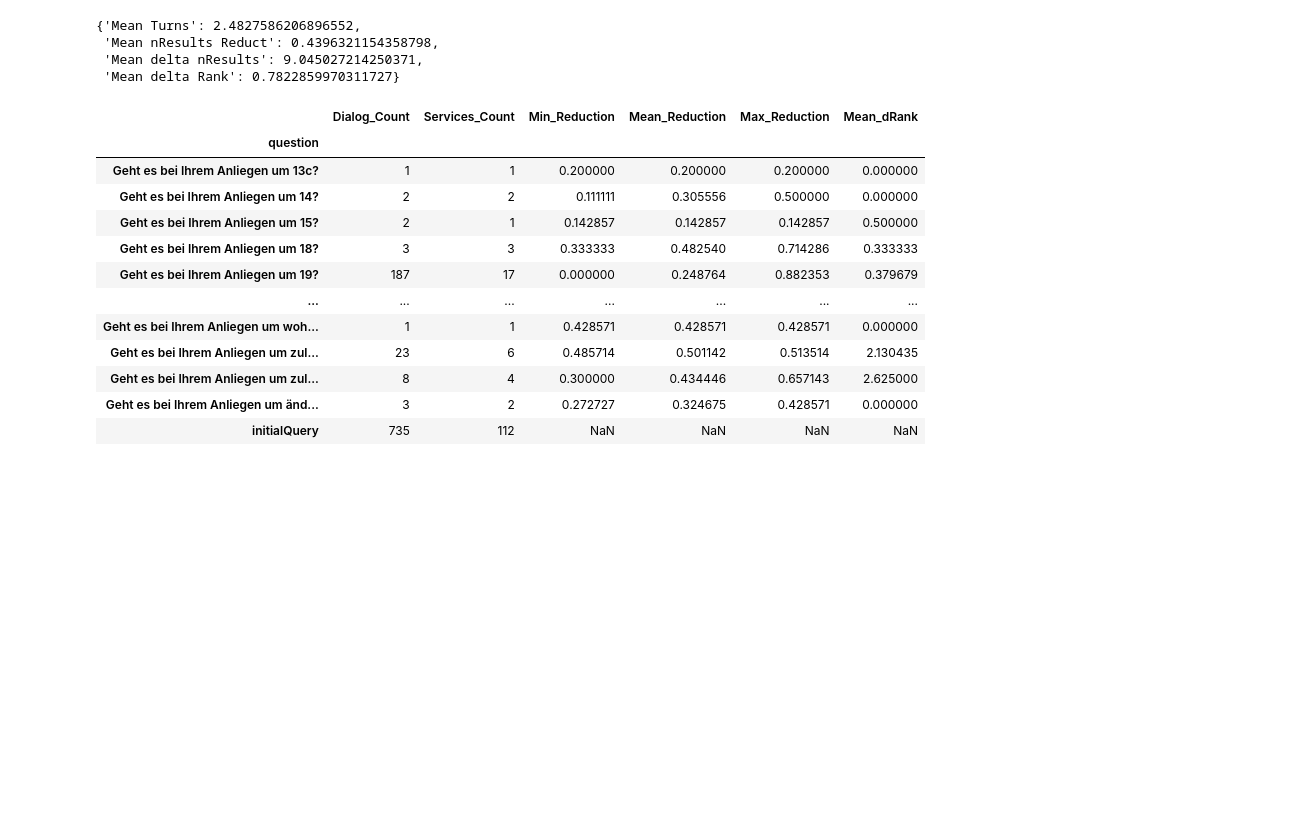
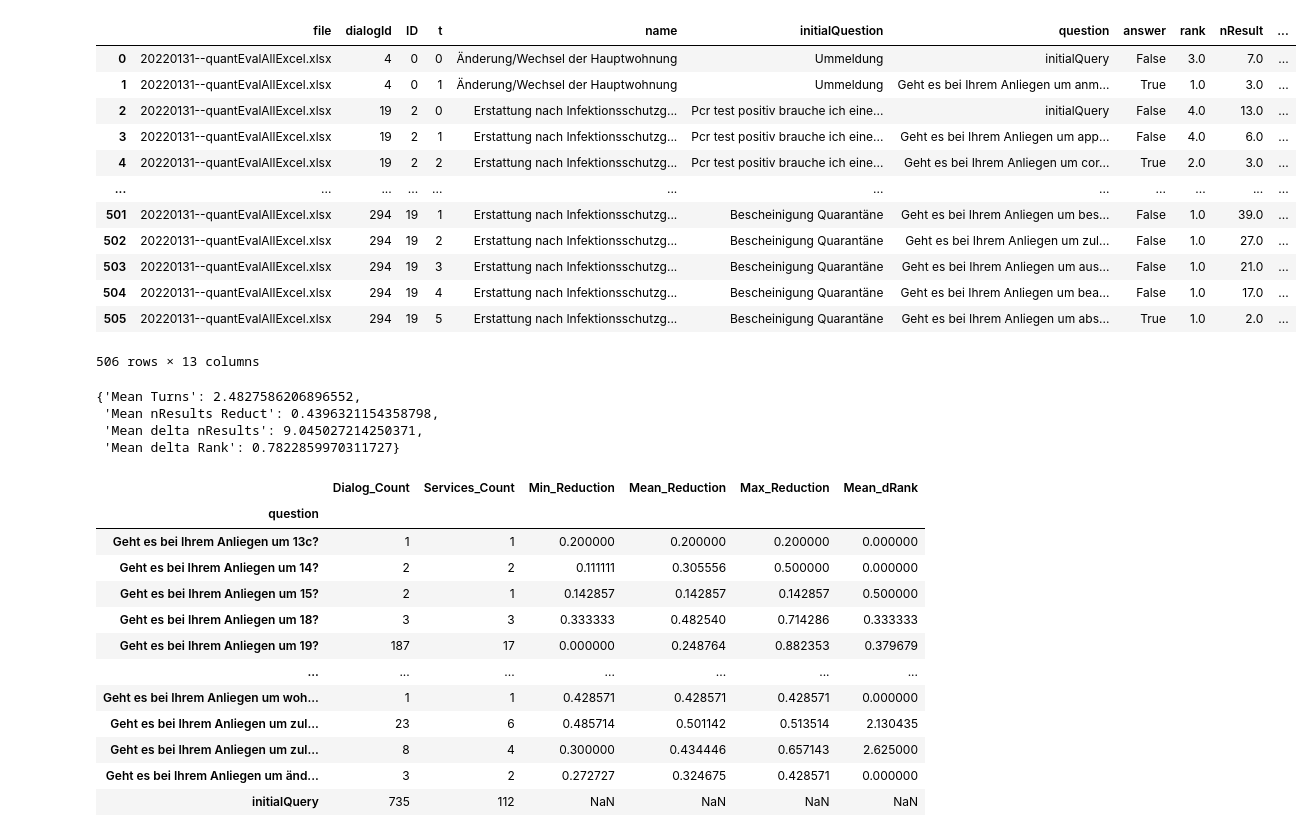
Before and after one commit to moritzwassmer/PJDS_chatbot, a Jupyter notebook: CodingDirectory/Clustering/Modules/test_log_analyzis.ipynb, the cells around one changed output. Drawn from its saved outputs; the diff is of its cells as text; code cells hidden in the pictures; blank space fills up the shorter version.

```diff
--- a/CodingDirectory/Clustering/Modules/test_log_analyzis.ipynb
+++ b/CodingDirectory/Clustering/Modules/test_log_analyzis.ipynb
@@ -47,3 +88,19 @@ def aggregate_questions(df):
+# %%
+logs
+# %% [output]
+|  | file | dialogId | ID | t | name | initialQuestion | question | answer | rank | nResult | ... |
+| 0 | 20220131--quantEvalAllExcel.xlsx | 4 | 0 | 0 | Änderung/Wechsel der Hauptwohnung | Ummeldung | initialQuery | False | 3.0 | 7.0 | ... |
+| 1 | 20220131--quantEvalAllExcel.xlsx | 4 | 0 | 1 | Änderung/Wechsel der Hauptwohnung | Ummeldung | Geht es bei Ihrem Anliegen um anm... | True | 1.0 | 3.0 | ... |
+| 2 | 20220131--quantEvalAllExcel.xlsx | 19 | 2 | 0 | Erstattung nach Infektionsschutzg... | Pcr test positiv brauche ich eine... | initialQuery | False | 4.0 | 13.0 | ... |
+| 3 | 20220131--quantEvalAllExcel.xlsx | 19 | 2 | 1 | Erstattung nach Infektionsschutzg... | Pcr test positiv brauche ich eine... | Geht es bei Ihrem Anliegen um app... | False | 4.0 | 6.0 | ... |
+| 4 | 20220131--quantEvalAllExcel.xlsx | 19 | 2 | 2 | Erstattung nach Infektionsschutzg... | Pcr test positiv brauche ich eine... | Geht es bei Ihrem Anliegen um cor... | True | 2.0 | 3.0 | ... |
+| ... | ... | ... | ... | ... | ... | ... | ... | ... | ... | ... | ... |
+| 501 | 20220131--quantEvalAllExcel.xlsx | 294 | 19 | 1 | Erstattung nach Infektionsschutzg... | Bescheinigung Quarantäne | Geht es bei Ihrem Anliegen um bes... | False | 1.0 | 39.0 | ... |
+| 502 | 20220131--quantEvalAllExcel.xlsx | 294 | 19 | 2 | Erstattung nach Infektionsschutzg... | Bescheinigung Quarantäne | Geht es bei Ihrem Anliegen um zul... | False | 1.0 | 27.0 | ... |
+| 503 | 20220131--quantEvalAllExcel.xlsx | 294 | 19 | 3 | Erstattung nach Infektionsschutzg... | Bescheinigung Quarantäne | Geht es bei Ihrem Anliegen um aus... | False | 1.0 | 21.0 | ... |
+| 504 | 20220131--quantEvalAllExcel.xlsx | 294 | 19 | 4 | Erstattung nach Infektionsschutzg... | Bescheinigung Quarantäne | Geht es bei Ihrem Anliegen um bea... | False | 1.0 | 17.0 | ... |
+| 505 | 20220131--quantEvalAllExcel.xlsx | 294 | 19 | 5 | Erstattung nach Infektionsschutzg... | Bescheinigung Quarantäne | Geht es bei Ihrem Anliegen um abs... | True | 1.0 | 2.0 | ... |
+506 rows × 13 columns
 # %%
 means
 # %% [output]
```
Also changed, not shown: parts of 9 cells of this notebook.
